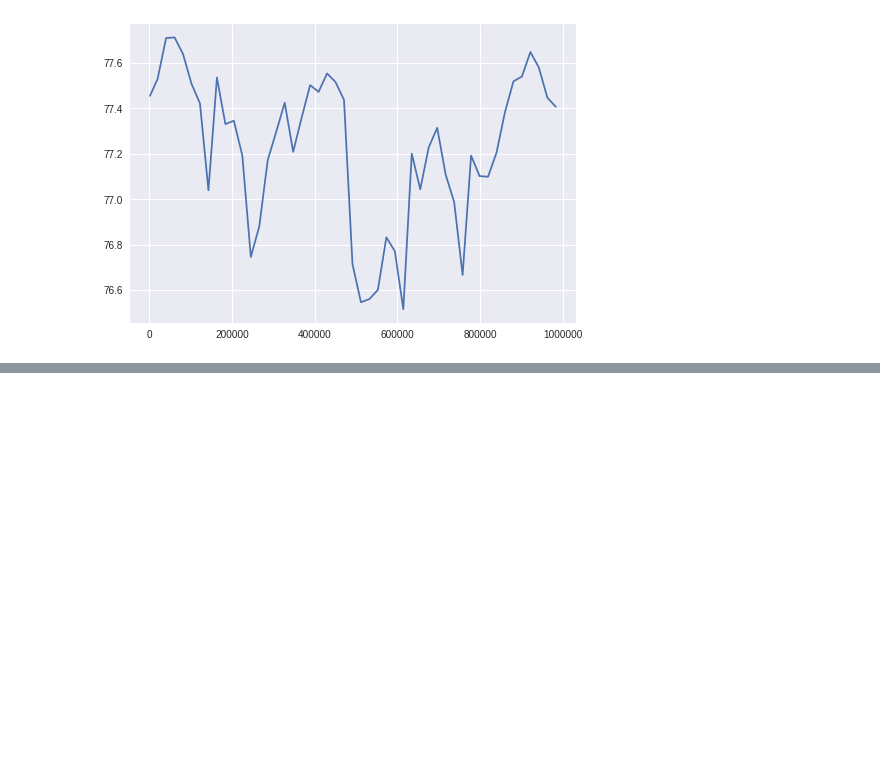
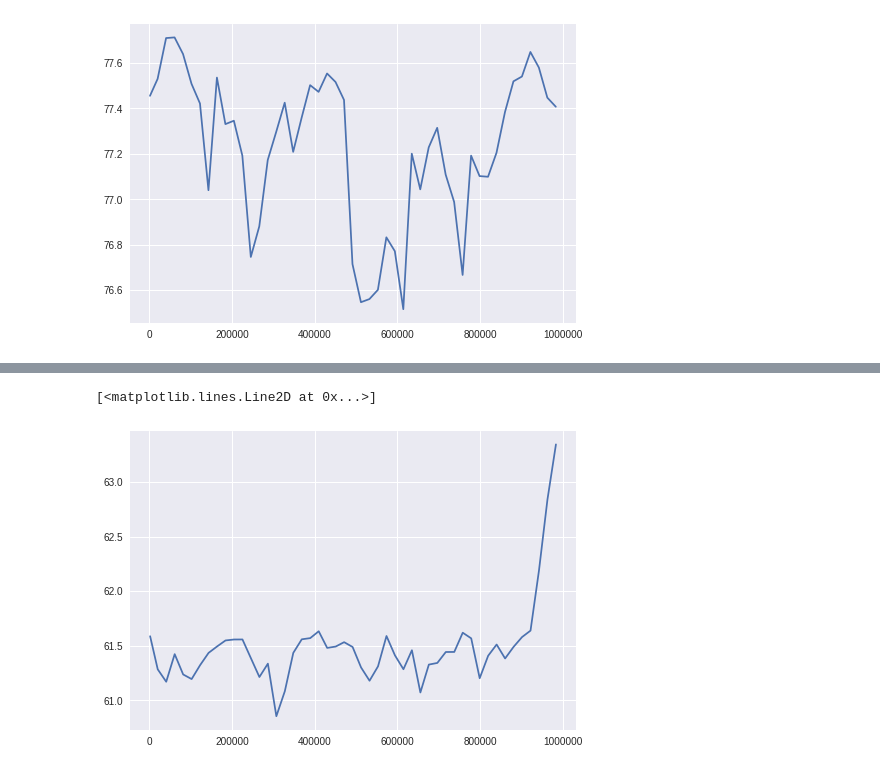
Before and after one commit to decoderkurt/research_project_school_of_ai_2019, a Jupyter notebook: Research_Project_SchoolofAI.ipynb, the cells around one changed output, grey strips where cells are left out. Cells and saved outputs as stored; diff of their text form; code cells hidden in the pictures; blank space fills up the shorter version.

```diff
--- a/Research_Project_SchoolofAI.ipynb
+++ b/Research_Project_SchoolofAI.ipynb
@@ -179,3 +192,8 @@ plt.plot(r2.progress.total_timesteps, r2.progress.eprewmean)
+# %%
+plt.plot(r3.progress.total_timesteps, r3.progress.eprewmean)
+# %% [output]
+[<matplotlib.lines.Line2D at 0x...>]
+[figure, added]
 # %% [markdown]
 ### data no. 012
 
```
Also changed, not shown: parts of 6 cells of this notebook.
